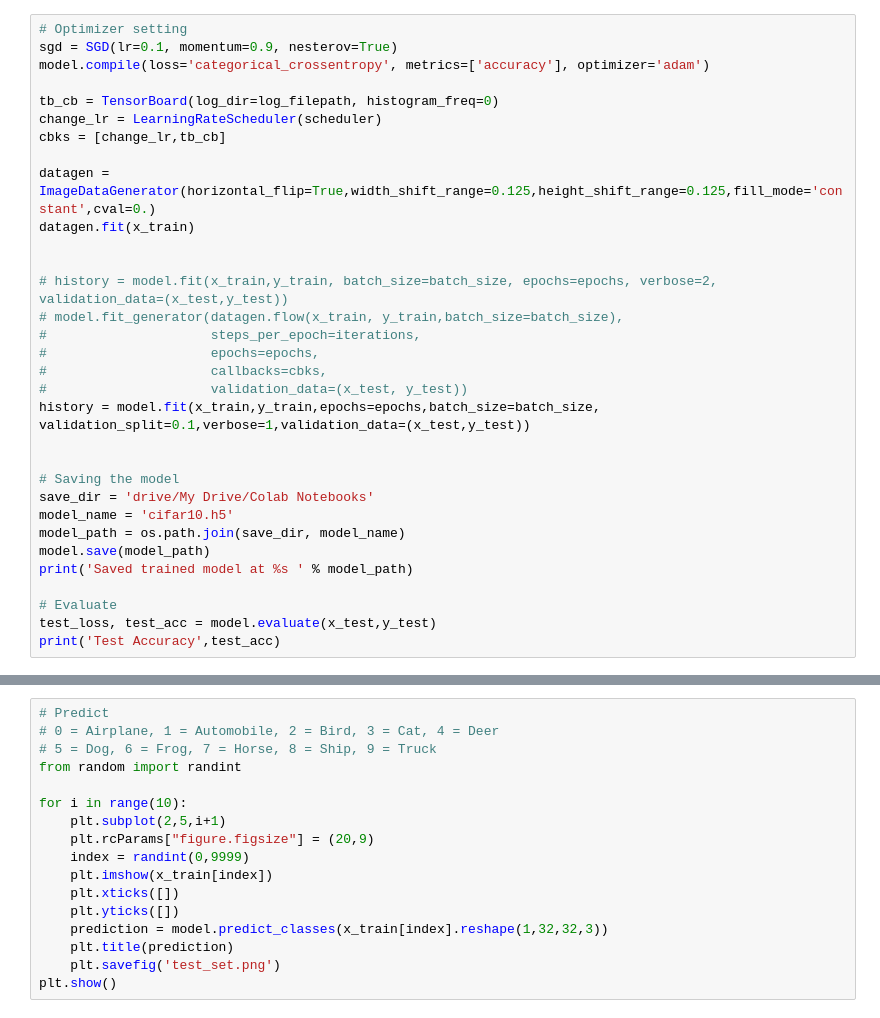
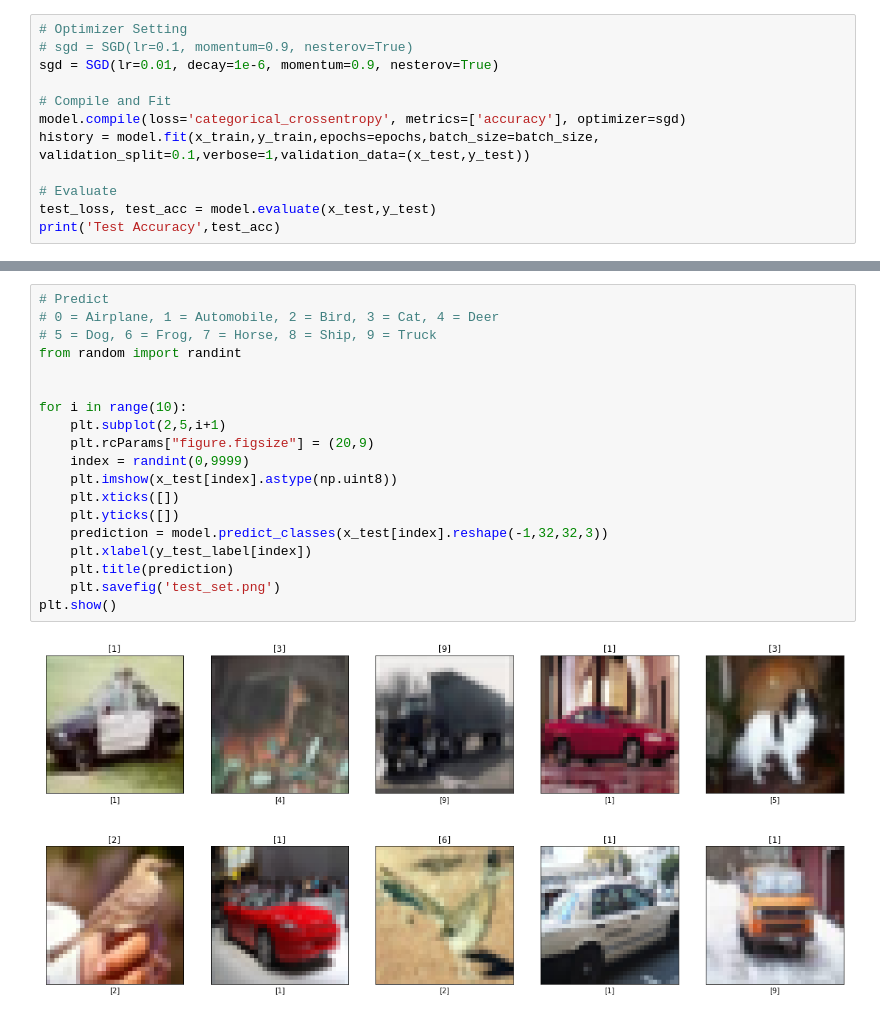
Before and after one commit to Howeng98/keras_vgg16, a Jupyter notebook: Cifar10_VGG16.ipynb, the cells around one changed output, grey strips where cells are left out. Drawn from its saved outputs; the diff is of its cells as text.

```diff
--- a/Cifar10_VGG16.ipynb
+++ b/Cifar10_VGG16.ipynb
@@ -155,31 +124,11 @@ print(y_test.shape)
 # %%
-# Optimizer setting
-sgd = SGD(lr=0.1, momentum=0.9, nesterov=True)
-model.compile(loss='categorical_crossentropy', metrics=['accuracy'], optimizer='adam')
+# Optimizer Setting
+# sgd = SGD(lr=0.1, momentum=0.9, nesterov=True)
+sgd = SGD(lr=0.01, decay=1e-6, momentum=0.9, nesterov=True)
 
-tb_cb = TensorBoard(log_dir=log_filepath, histogram_freq=0)
-change_lr = LearningRateScheduler(scheduler)
-cbks = [change_lr,tb_cb]
-
-datagen = ImageDataGenerator(horizontal_flip=True,width_shift_range=0.125,height_shift_range=0.125,fill_mode='constant',cval=0.)
-datagen.fit(x_train)
-
-
-# history = model.fit(x_train,y_train, batch_size=batch_size, epochs=epochs, verbose=2, validation_data=(x_test,y_test))
-# model.fit_generator(datagen.flow(x_train, y_train,batch_size=batch_size),
-#                     steps_per_epoch=iterations,
-#                     epochs=epochs,
-#                     callbacks=cbks,
-#                     validation_data=(x_test, y_test))
+# Compile and Fit
+model.compile(loss='categorical_crossentropy', metrics=['accuracy'], optimizer=sgd)
 history = model.fit(x_train,y_train,epochs=epochs,batch_size=batch_size, validation_split=0.1,verbose=1,validation_data=(x_test,y_test))
-
-
-# Saving the model
-save_dir = 'drive/My Drive/Colab Notebooks'
-model_name = 'cifar10.h5'
-model_path = os.path.join(save_dir, model_name)
-model.save(model_path)
-print('Saved trained model at %s ' % model_path)
 
 # Evaluate
 test_loss, test_acc = model.evaluate(x_test,y_test)
@@ -230,17 +179,21 @@ plt.show()
 # %%
 # Predict
 # 0 = Airplane, 1 = Automobile, 2 = Bird, 3 = Cat, 4 = Deer
 # 5 = Dog, 6 = Frog, 7 = Horse, 8 = Ship, 9 = Truck
 from random import randint
 
+
 for i in range(10):
     plt.subplot(2,5,i+1)
     plt.rcParams["figure.figsize"] = (20,9)
     index = randint(0,9999)
-    plt.imshow(x_train[index])
+    plt.imshow(x_test[index].astype(np.uint8))
     plt.xticks([])
     plt.yticks([])
-    prediction = model.predict_classes(x_train[index].reshape(1,32,32,3))
+    prediction = model.predict_classes(x_test[index].reshape(-1,32,32,3))
+    plt.xlabel(y_test_label[index])
     plt.title(prediction)
     plt.savefig('test_set.png')
 plt.show()
+# %% [output]
+[figure, added]
```
Also changed, not shown: parts of 6 cells of this notebook, 1 other file.
